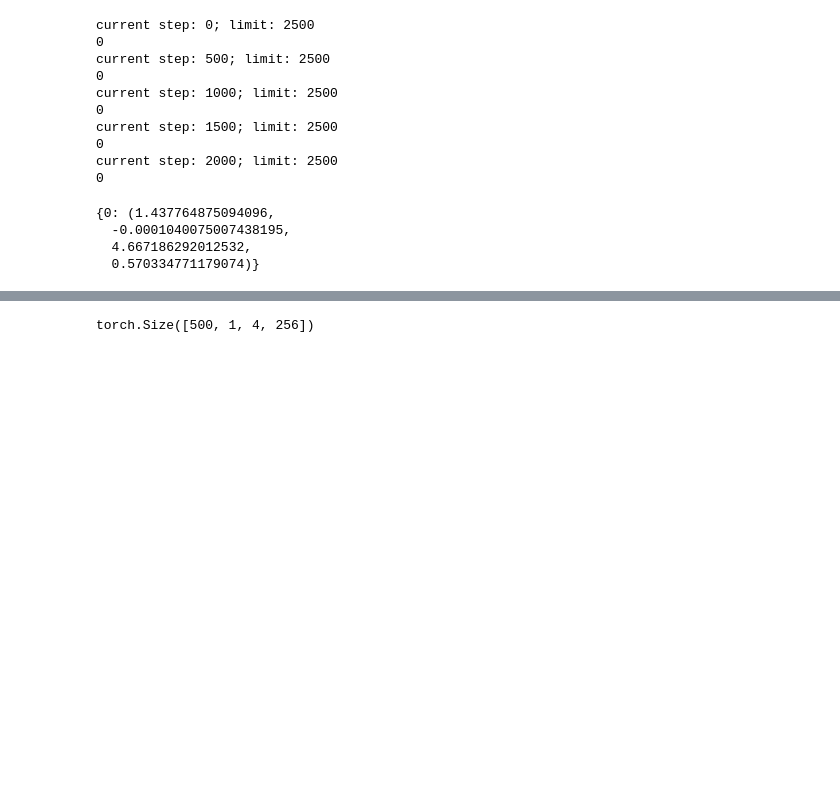
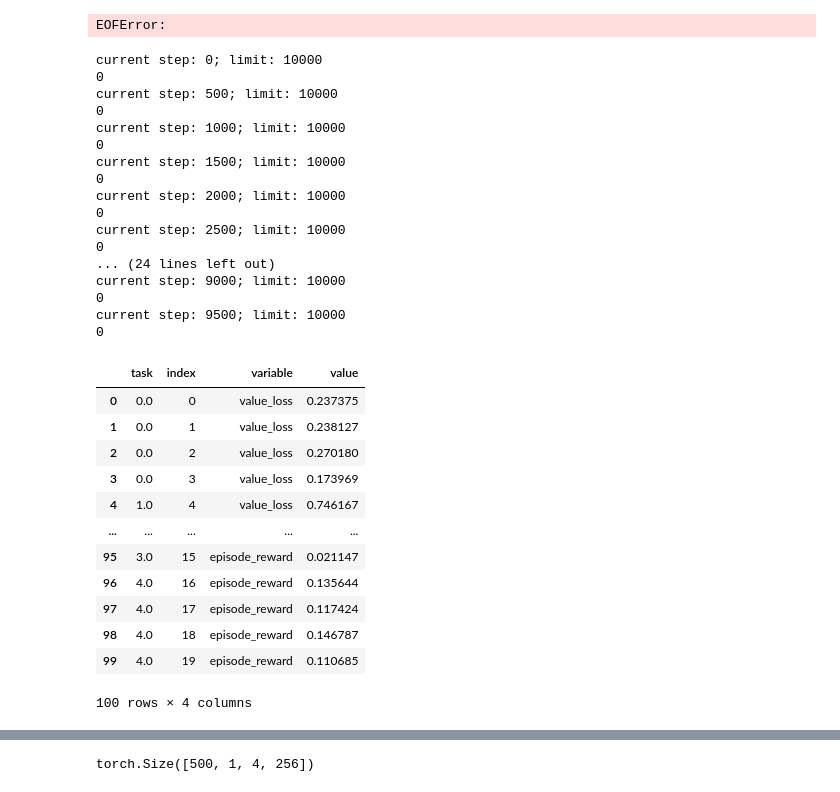
Before and after one commit to gdubbs100/right_left_brain_rl, a Jupyter notebook: continual_training_test.ipynb, the cells around one changed output, grey strips where cells are left out. Saved outputs shown, nothing was run; the diff lists cells and outputs as text; code cells hidden in the pictures; blank space fills up the shorter version.

```diff
--- a/continual_training_test.ipynb
+++ b/continual_training_test.ipynb
@@ -149,7 +149,7 @@ class PyTorchVecEnvCont(VecEnvWrapper):
     def step_wait(self):
         state, reward, done, info = self.venv.step_wait()
         if isinstance(state, list):  # raw + normalised .permute(1, 0, 2)
-            state = [torch.from_numpy(s).float().to(self.device) for s in state]
+            state = [torch.from_numpy(s).permute(1, 0, 2).float().to(self.device) for s in state]
         else:
             state = torch.from_numpy(state).permute(1, 0, 2).float().to(self.device)
         # reshape rewards to have dim T X B X D .reshape(1, -1, 1)
@@ -165,9 +165,9 @@ class PyTorchVecEnvCont(VecEnvWrapper):
         state = self.venv.reset()
         ## permute state to have dimensions T X B X D .permute(1,0,2)
         if isinstance(state, list):
-            state = [torch.from_numpy(s).float().to(self.device) for s in state]
+            state = [torch.from_numpy(s).permute(1, 0, 2).float().to(self.device) for s in state]
         else:
-            state = torch.from_numpy(state).float().to(self.device)
+            state = torch.from_numpy(state).permute(1, 0, 2).float().to(self.device)
         return state
 
     def __getattr__(self, attr):
@@ -191,0 +203,4 @@ class PyTorchVecEnvCont(VecEnvWrapper):
+# %%
+env.get_task()
+# %% [output]
+EOFError:
@@ -192,19 +221,25 @@ class PyTorchVecEnvCont(VecEnvWrapper):
 # %%
-# num_episodes_per_update = 4
-envs = SubprocVecEnv([make_continual_env('continualMW-v0', **{'envs' : training_envs, 'steps_per_env': 500}) for i in range(num_processes)])
+num_processes = 4
+steps_per_env = 2000
+rollout_len = 500
+## effective steps_per_env = num_processes * steps_per_env = 8000
+envs = SubprocVecEnv([make_continual_env('continualMW-v0', **{'envs' : training_envs, 'steps_per_env': steps_per_env}) for i in range(num_processes)])
 env = PyTorchVecEnvCont(envs, device)
 storage = CustomOnlineStorage(
-    500, num_processes, env.observation_space.shape[0]+1, 0, 0,
+    rollout_len, num_processes, env.observation_space.shape[0]+1, 0, 0,
     env.action_space, ac.encoder.hidden_size, ac.encoder.latent_dim, False)
 res = dict()
+eps = 0
 while env.get_env_attr('cur_step') < env.get_env_attr('steps_limit'):
     print(f"current step: {env.get_env_attr('cur_step')}; limit: {env.get_env_attr('steps_limit')}")
     step = 0
-    eps = 0
+
 
     # if I do this, I need to make sure my returns are calculated correctly / the done flags work
     # for i in range(num_episodes_per_update):
     obs = env.reset()
+    current_task = env.get_env_attr("cur_seq_idx")
+    episode_reward = 0
     done = [False for _ in range(num_processes)]
     # print(f"running episode {i}")
     ## get prior??? how frequent?
@@ -225,6 +260,7 @@ while env.get_env_attr('cur_step') < env.get_env_attr('steps_limit'):
         assert all(done) == any(done), "Metaworld envs should all end simultaneously"
 
         obs = next_obs
+        episode_reward += reward.sum() / num_processes
 
         ## TODO: do I even need masks?
         # create mask for episode ends
@@ -249,7 +285,7 @@ while env.get_env_attr('cur_step') < env.get_env_attr('steps_limit'):
             task=None,
             actions=action.double(),
             rewards_raw=reward.squeeze(0),
-            rewards_normalised=reward.squeeze(0),#rew_normalised,
+            rewards_normalised=reward.squeeze(0),#rew_normalised, don't use
             value_preds=value.squeeze(0),
             masks=masks_done.squeeze(0), # do I even need these?
             bad_masks=bad_masks.squeeze(0),
@@ -263,25 +299,50 @@ while env.get_env_attr('cur_step') < env.get_env_attr('steps_limit'):
         # if step % num_updates ==0:
 
     # update at the end of each episode?
-    res[eps] = agent.update(storage)
+    res[eps] = (*agent.update(storage), current_task, episode_reward.cpu().detach().numpy())
+
     # # # should clear out old data
     storage.after_update()
+    # update total steps
+    # env.__setattr__('cur_step',  num_processes * rollout_len)
     eps+=1
 # %% [output]
-current step: 0; limit: 2500
+current step: 0; limit: 10000
 0
-current step: 500; limit: 2500
+current step: 500; limit: 10000
 0
-current step: 1000; limit: 2500
+current step: 1000; limit: 10000
 0
-current step: 1500; limit: 2500
+current step: 1500; limit: 10000
 0
-current step: 2000; limit: 2500
+current step: 2000; limit: 10000
 0
+current step: 2500; limit: 10000
+0
+... (24 lines left out)
+current step: 9000; limit: 10000
+0
+current step: 9500; limit: 10000
+0
-# %%
-res
-# %% [output]
-{0: (1.437764875094096,
-  -0.0001040075007438195,
-  4.667186292012532,
-  0.570334771179074)}
+# %%
+import pandas as pd
+# import seaborn as sns
+new_res = {k:(*res[k][0:5], res[k][-1].cpu().detach().numpy() / 500) for k in res.keys()}
+df = pd.DataFrame(new_res)
+df.index = ['value_loss', 'actor_loss', 'entropy_loss', 'total_loss', 'task', 'episode_reward']
+df.T.reset_index().melt(id_vars = ['task', 'index'])
+# df.T.plot()
+# %% [output]
+|  | task | index | variable | value |
+| 0 | 0.0 | 0 | value_loss | 0.237375 |
+| 1 | 0.0 | 1 | value_loss | 0.238127 |
+| 2 | 0.0 | 2 | value_loss | 0.270180 |
+| 3 | 0.0 | 3 | value_loss | 0.173969 |
+| 4 | 1.0 | 4 | value_loss | 0.746167 |
+| ... | ... | ... | ... | ... |
+| 95 | 3.0 | 15 | episode_reward | 0.021147 |
+| 96 | 4.0 | 16 | episode_reward | 0.135644 |
+| 97 | 4.0 | 17 | episode_reward | 0.117424 |
+| 98 | 4.0 | 18 | episode_reward | 0.146787 |
+| 99 | 4.0 | 19 | episode_reward | 0.110685 |
+100 rows × 4 columns
```
Also changed, not shown: parts of 4 cells of this notebook, 4 other files.
